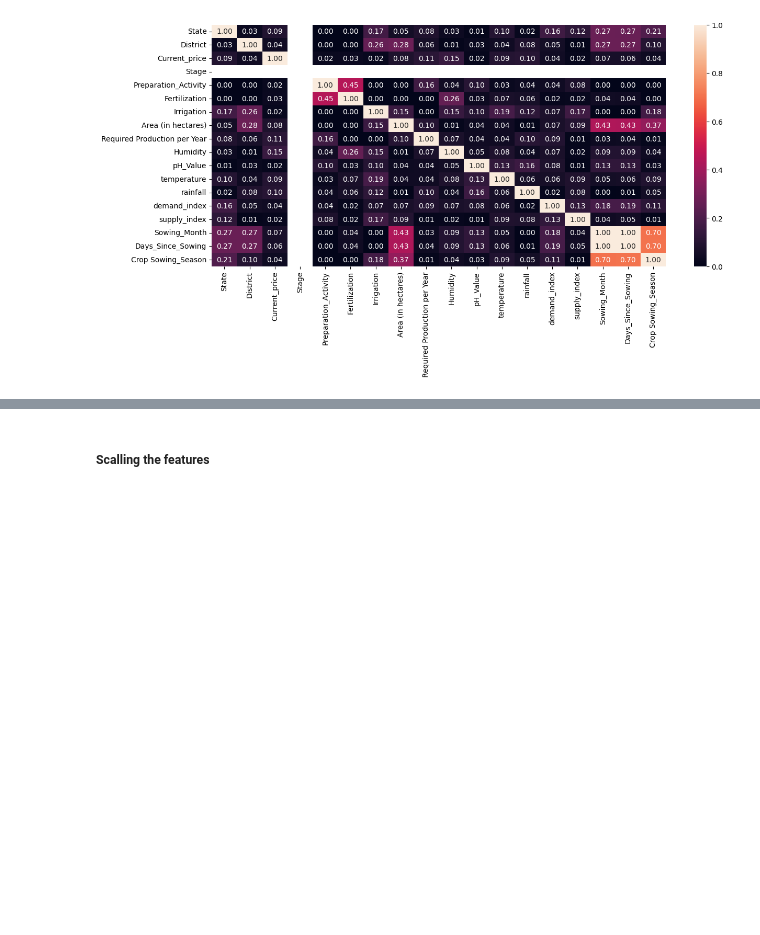
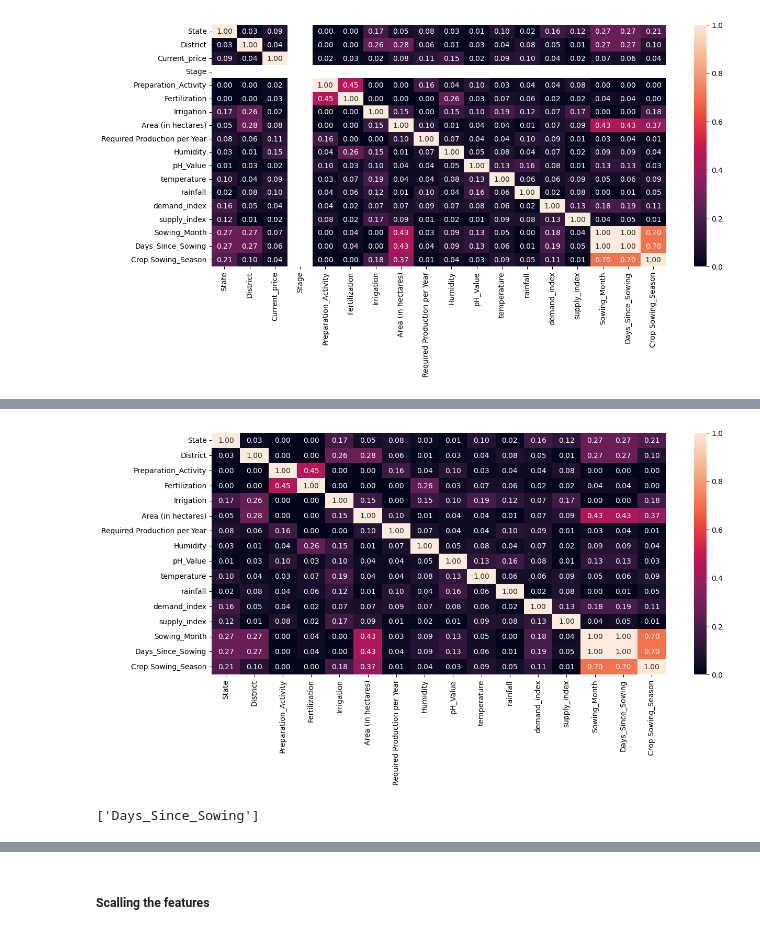
Before and after one commit to naresh5422/crop_price_prediction, a Jupyter notebook: SplitMindz_Crop_Data_Analysis_and_Prediction.ipynb, the cells around one changed output, grey strips where cells are left out. Saved outputs shown, nothing was run; the diff lists cells and outputs as text; code cells hidden in the pictures; blank space fills up the shorter version.

```diff
--- a/SplitMindz_Crop_Data_Analysis_and_Prediction.ipynb
+++ b/SplitMindz_Crop_Data_Analysis_and_Prediction.ipynb
@@ -540,0 +535,6 @@ threshold = 0.9
+# %%
+X = remove_duplicate_crop_df.drop(["Current_price","Stage"], axis = 1)
+y = remove_duplicate_crop_df["Current_price"]
+# %%
+lasso = Lasso(alpha=0.01) # Adjust alpha for regularization strength
+lasso.fit(X, y)
@@ -540,0 +587,8 @@ threshold = 0.9
+# %%
+corr_matrix = X.corr().abs()
+# %%
+plt.figure(figsize=(14,6))
+sns.heatmap(corr_matrix, annot=True, fmt = ".2f")
+plt.show()
+# %% [output]
+[figure, added]
@@ -540,0 +600,6 @@ threshold = 0.9
+# %%
+# find features with correlation greater than 0.90
+to_drop = [column for column in up.columns if any(up[column] > 0.90)]
+to_drop
+# %% [output]
+['Days_Since_Sowing']
```
Also changed, not shown: parts of 13 cells of this notebook, 1 other file.
